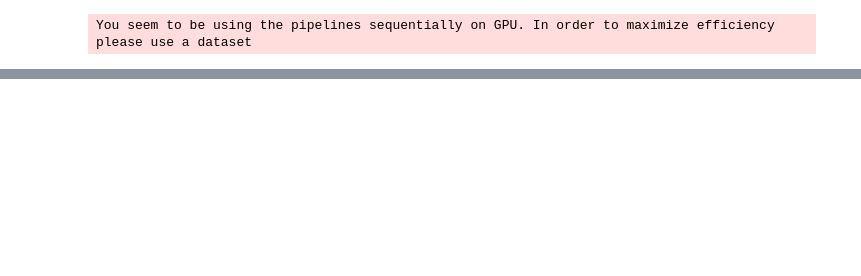
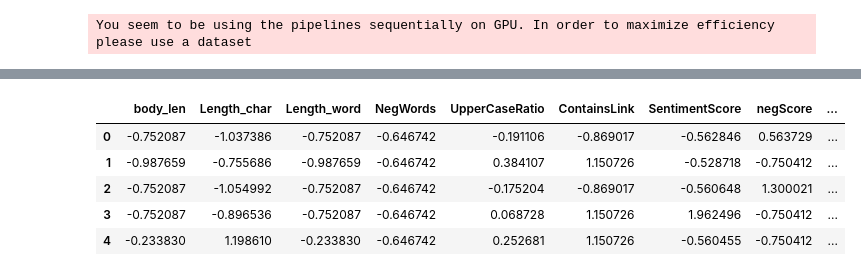
Before and after one commit to dinhtanloc/test_git, a Jupyter notebook: kltn-huong.ipynb, the cells around one changed output, grey strips where cells are left out. Saved outputs shown, nothing was run; the diff lists cells and outputs as text; code cells hidden in the pictures; blank space fills up the shorter version.

```diff
--- a/kltn-huong.ipynb
+++ b/kltn-huong.ipynb
@@ -205,0 +281,10 @@ X_val_tfidf = vectorizer.transform(X_val)
+# %%
+X_full = pd.concat([X_numeric_df, X_text_df], axis=1)
+X_full.head()
+# %% [output]
+|  | body_len | Length_char | Length_word | NegWords | UpperCaseRatio | ContainsLink | SentimentScore | negScore | ... |
+| 0 | -0.752087 | -1.037386 | -0.752087 | -0.646742 | -0.191106 | -0.869017 | -0.562846 | 0.563729 | ... |
+| 1 | -0.987659 | -0.755686 | -0.987659 | -0.646742 | 0.384107 | 1.150726 | -0.528718 | -0.750412 | ... |
+| 2 | -0.752087 | -1.054992 | -0.752087 | -0.646742 | -0.175204 | -0.869017 | -0.560648 | 1.300021 | ... |
+| 3 | -0.752087 | -0.896536 | -0.752087 | -0.646742 | 0.068728 | 1.150726 | 1.962496 | -0.750412 | ... |
+| 4 | -0.233830 | 1.198610 | -0.233830 | -0.646742 | 0.252681 | 1.150726 | -0.560455 | -0.750412 | ... |
```
Also changed, not shown: parts of 32 cells of this notebook, 5 other files.
